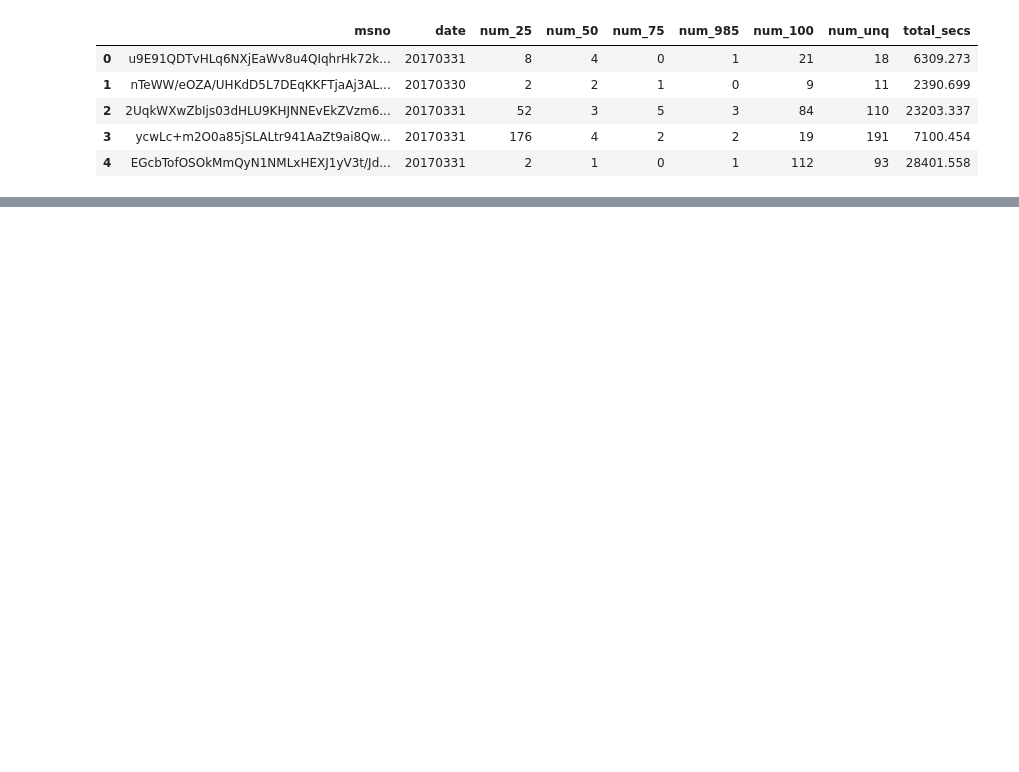
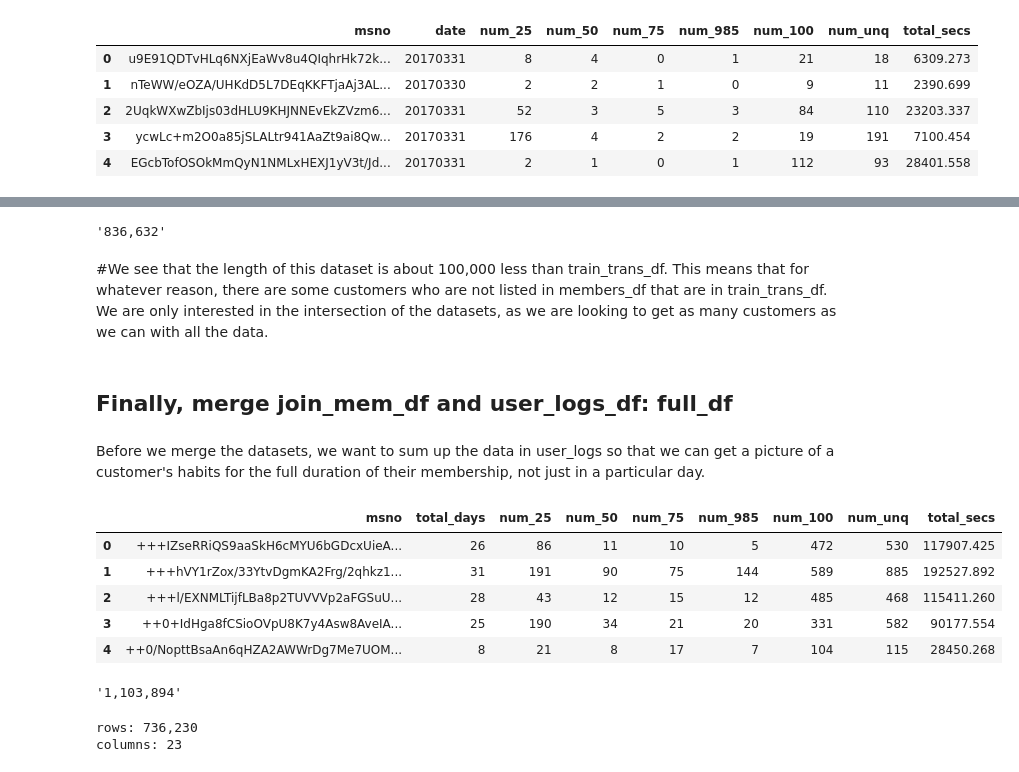
Before and after one commit to bmensah/springboard, a Jupyter notebook: capstone2/churn_analysis/capstone2_notebooks/Capstone2_Data_Wrangling.ipynb, the cells around one changed output, grey strips where cells are left out. Cells and saved outputs as stored; diff of their text form; code cells hidden in the pictures; blank space fills up the shorter version.

Commit message:
mix merge errors and create fully merged dataframe

```diff
--- a/capstone2/churn_analysis/capstone2_notebooks/Capstone2_Data_Wrangling.ipynb
+++ b/capstone2/churn_analysis/capstone2_notebooks/Capstone2_Data_Wrangling.ipynb
@@ -251,0 +281,31 @@ print(f'{len(all_time_df.reset_index().msno.unique()):,}')
+# %%
+f'{len(join_mem_df):,}'
+# %% [output]
+'836,632'
+# %% [markdown]
+#We see that the length of this dataset is about 100,000 less than train_trans_df. This means that for whatever reason, there are some customers who are not listed in members_df that are in train_trans_df. We are only interested in the intersection of the datasets, as we are looking to get as many customers as we can with all the data.
+# %% [markdown]
+<h2> Finally, merge join_mem_df and user_logs_df: full_df </h2>
+# %% [markdown]
+Before we merge the datasets, we want to sum up the data in user_logs so that we can get a picture of a customer's habits for the full duration of their membership, not just in a particular day.
+# %%
+# First, we will convert the date column to 1s so we can get the total number of days
+all_time_df = user_logs_df.copy()
+all_time_df.date = 1
+all_time_df = all_time_df.rename(columns={"date":"total_days"})
+# %%
+# Next, we will group by msno and aggregate using sum
+all_time_df = all_time_df.groupby('msno').sum()
+all_time_df = all_time_df.reset_index()
+all_time_df.head()
+# %% [output]
+|  | msno | total_days | num_25 | num_50 | num_75 | num_985 | num_100 | num_unq | total_secs |
+| 0 | +++IZseRRiQS9aaSkH6cMYU6bGDcxUieA... | 26 | 86 | 11 | 10 | 5 | 472 | 530 | 117907.425 |
+| 1 | +++hVY1rZox/33YtvDgmKA2Frg/2qhkz1... | 31 | 191 | 90 | 75 | 144 | 589 | 885 | 192527.892 |
+| 2 | +++l/EXNMLTijfLBa8p2TUVVVp2aFGSuU... | 28 | 43 | 12 | 15 | 12 | 485 | 468 | 115411.260 |
+| 3 | ++0+IdHga8fCSioOVpU8K7y4Asw8AveIA... | 25 | 190 | 34 | 21 | 20 | 331 | 582 | 90177.554 |
+| 4 | ++0/NopttBsaAn6qHZA2AWWrDg7Me7UOM... | 8 | 21 | 8 | 17 | 7 | 104 | 115 | 28450.268 |
+# %%
+f'{len(all_time_df):,}'
+# %% [output]
+'1,103,894'
@@ -251,0 +315,7 @@ print(f'{len(all_time_df.reset_index().msno.unique()):,}')
+# %%
+# Let's get the shape of our final dataframe:
+print("rows:", f'{len(full_df):,}')
+print("columns:", len(full_df.columns))
+# %% [output]
+rows: 736,230
+columns: 23
```
Also changed, not shown: parts of 71 cells of this notebook.
